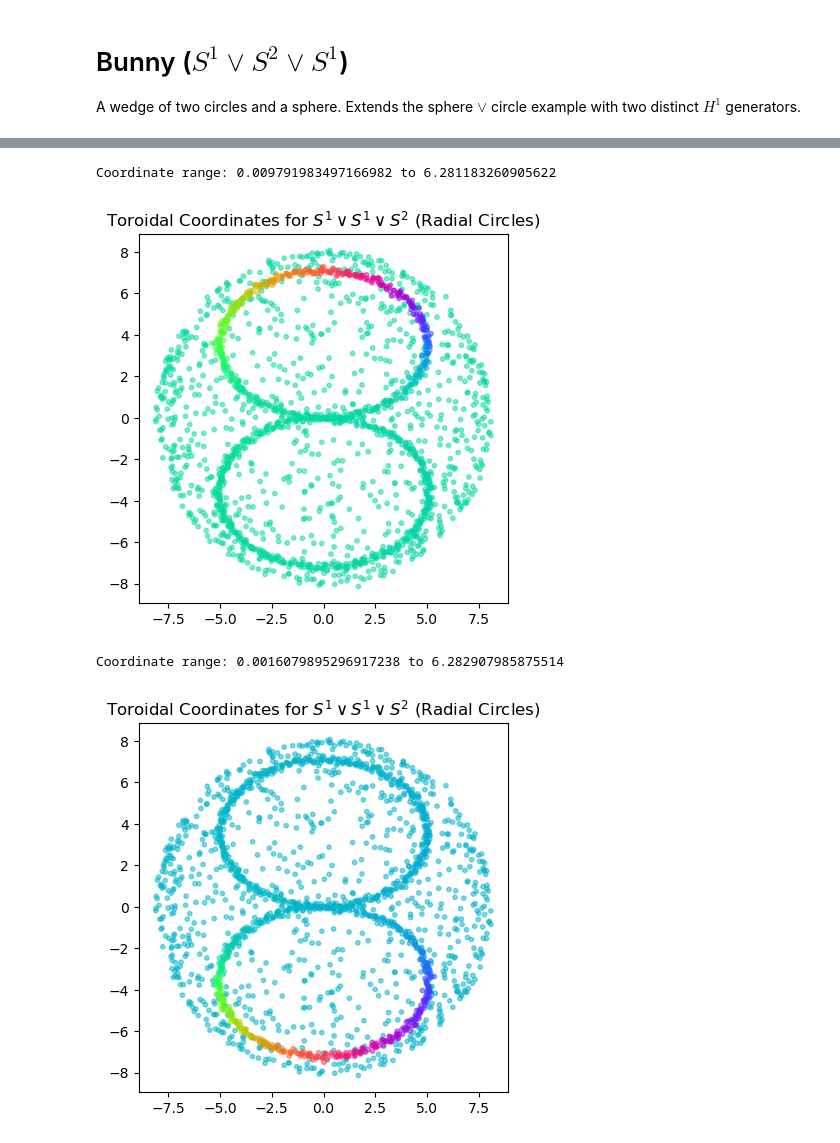
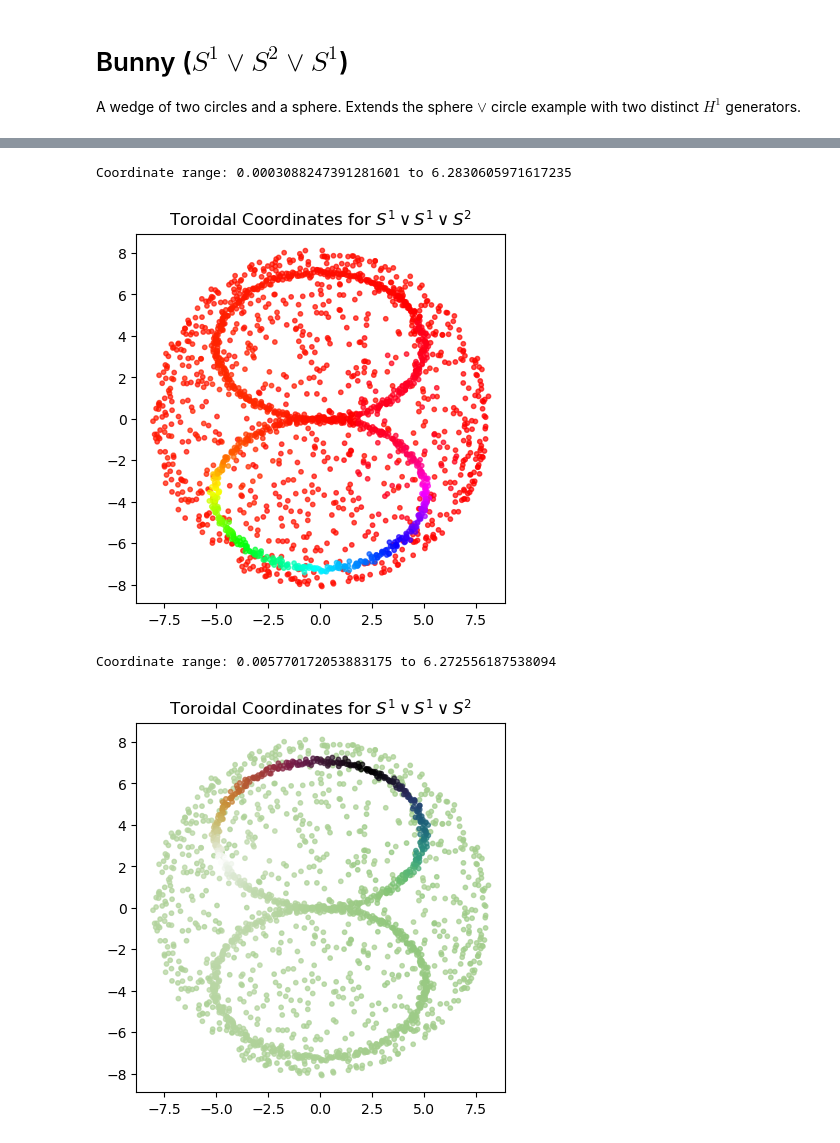
Before and after one commit to Tanishqbh/ToroFit, a Jupyter notebook: docs/notebooks/05_bunny.ipynb, the cells around one changed output, grey strips where cells are left out. Drawn from its saved outputs; the diff is of its cells as text; code cells hidden in the pictures.

```diff
--- a/docs/notebooks/05_bunny.ipynb
+++ b/docs/notebooks/05_bunny.ipynb
@@ -5,6 +5,7 @@ A wedge of two circles and a sphere. Extends the sphere $\vee$ circle example wi
 # %%
 from dreimac import ToroidalCoords
 from dreimac.utils import CircleMapUtils
+
 import numpy as np
 from scipy.special import softmax
 import matplotlib.pyplot as plt
@@ -12,8 +13,14 @@ import plotly.graph_objects as go
 import plotly.io as pio
 from torofit.partition_utils import total_variation_scores
 import torofit as TF
-
+import cmasher as cmr
+%load_ext autoreload
+%autoreload 2
+color_map_1 = 'hsv'
+color_map_2 = 'cmr.seasons_s'
+color_maps = [plt.colormaps[color_map_1], plt.colormaps[color_map_2]]
 pio.renderers.default = "notebook_connected"
+np.random.seed(0)
 # %%
 def generate_s1_s2_s1_point_cloud(n_points=1000, n_circle=500,
                                   sphere_radius=8, circle1_radius=5, circle2_radius=5.1,
@@ -88,10 +95,10 @@ def generate_s1_s2_s1_point_cloud(n_points=1000, n_circle=500,
     circle2 = make_circle(wedge_point, circle2_normal, circle2_radius, angles)
     point_cloud = np.vstack([sphere_points, circle1, circle2])
     point_cloud += np.random.normal(0, noise, point_cloud.shape)
-    return point_cloud
+    return point_cloud, sphere_points, circle1, circle2
 
 # Circle 1 in the xz-plane, circle 2 rotated 45° about z
-point_cloud= generate_s1_s2_s1_point_cloud(
+point_cloud, sphere, circle1, circle2= generate_s1_s2_s1_point_cloud(
     wedge_point=np.array([0, 0, 8]),
     circle1_normal=np.array([0, -1, 1]),
     circle2_normal=np.array([0, -1, -1]),
@@ -158,20 +165,20 @@ fig.show()
 # %% [output]
 [interactive output not drawn]
 # %%
-tc_bunny = ToroidalCoords(point_cloud, n_landmarks=1000)
-tc_total_theta = tc_bunny.get_coordinates(cocycle_idxs=[0,1,])
+tc_bunny = ToroidalCoords(point_cloud, n_landmarks=len(point_cloud))
+tc_total_theta = tc_bunny.get_coordinates(cocycle_idxs=[0,1])
 # %%
-for coord in tc_total_theta:
+for i, coord in enumerate(tc_total_theta):
     print(f'Coordinate range: {coord.min()} to {coord.max()}')
-    plt.scatter(point_cloud[:,0], point_cloud[:,1], c=CircleMapUtils.to_sinebow(coord), s=10, alpha=0.5)
-    plt.title(r'Toroidal Coordinates for $S^1 \vee S^1 \vee S^2$ (Radial Circles)')
+    plt.scatter(point_cloud[:,0], point_cloud[:,1], c=color_maps[i](coord / (2*np.pi)), s=10, alpha=0.7)
+    plt.title(r'Toroidal Coordinates for $S^1 \vee S^1 \vee S^2$')
     plt.gca().set_aspect('equal')
     plt.show()
 # %% [output]
-Coordinate range: 0.009791983497166982 to 6.281183260905622
+Coordinate range: 0.0003088247391281601 to 6.2830605971617235
-[figure, old version]
+[figure, new version]
-Coordinate range: 0.0016079895296917238 to 6.282907985875514
+Coordinate range: 0.005770172053883175 to 6.272556187538094
-[figure, old version]
+[figure, new version]
 # %%
 
 
```
Also changed, not shown: parts of 14 cells of this notebook, 6 other files.
